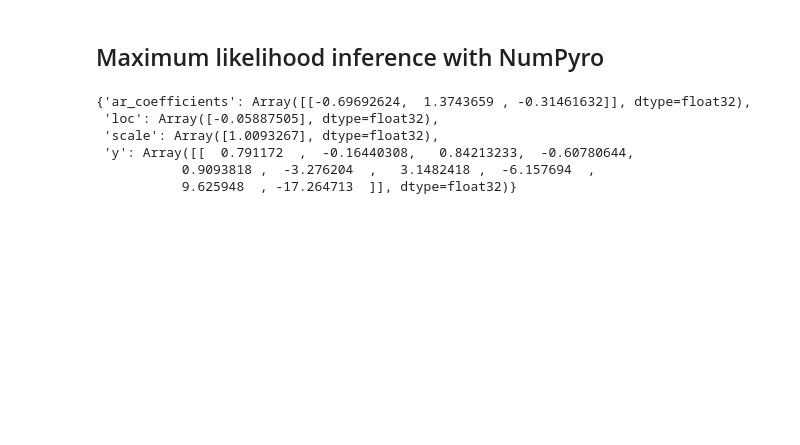
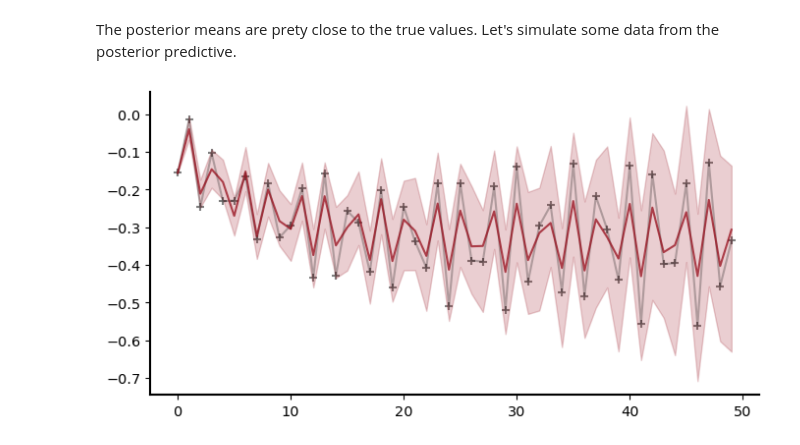
Before and after one commit to ramsey-devs/ramsey, a Jupyter notebook: docs/notebooks/bayesian_inference_vs_ml_training.ipynb, the cells around one changed output. Drawn from its saved outputs; the diff is of its cells as text; code cells hidden in the pictures; blank space fills up the shorter version.

```diff
--- a/docs/notebooks/bayesian_inference_vs_ml_training.ipynb
+++ b/docs/notebooks/bayesian_inference_vs_ml_training.ipynb
@@ -30,4 +43,4 @@ def model(y=None):
 # %%
-D = Predictive(model, num_samples=1)(rng_key=jr.PRNGKey(3))
+D = Predictive(model, num_samples=1)(rng_key=jr.PRNGKey(2))
 D
 # %% [output]
@@ -40,6 +62,8 @@ D
+# %%
+y = D["y"].flatten()
 # %%
 mcmc = MCMC(NUTS(model), num_warmup=1000, num_samples=2000, num_chains=4)
-mcmc.run(jr.PRNGKey(1), y=D["y"].flatten())
+mcmc.run(jr.PRNGKey(1), y=y)
 # %%
 mcmc.print_summary()
 # %% [output]
@@ -52,13 +76,30 @@ ar_coefficients[2]     -0.53      0.53     -0.54     -1.40      0.32   4913.12
 
 Number of divergences: 0
-# %% [markdown]
-## Maximum likelihood inference with NumPyro
-# %%
-D
-# %% [output]
-{'ar_coefficients': Array([[-0.69692624,  1.3743659 , -0.31461632]], dtype=float32),
- 'loc': Array([-0.05887505], dtype=float32),
- 'scale': Array([1.0093267], dtype=float32),
- 'y': Array([[  0.791172  ,  -0.16440308,   0.84213233,  -0.60780644,
-           0.9093818 ,  -3.276204  ,   3.1482418 ,  -6.157694  ,
-           9.625948  , -17.264713  ]], dtype=float32)}
+# %% [markdown]
+The posterior means are prety close to the true values. Let's simulate some data from the posterior predictive.
+# %%
+y_hats = []
+for i in range(1000):
+    locs = mcmc.get_samples()['loc'][i]
+    scale = mcmc.get_samples()['scale'][i]
+    coeffs =  mcmc.get_samples()['ar_coefficients'][i]
+    ar = Autoregressive(locs, coeffs, scale, length=N)
+    y_hat = ar.sample(jr.PRNGKey(i), initial_state=y[0])
+    y_hats.append(y_hat)
+y_hats = np.vstack(y_hats)
+y_hat_cis = jnp.quantile(y_hats, q=jnp.array([0.05, 0.95]), axis=0)
+# %%
+_, ax = plt.subplots(figsize=(8, 4))
+ax.scatter(np.arange(len(y)), y, color="black", marker="+", alpha=0.5)
+ax.plot(np.arange(len(y)), y, color="black", alpha=0.25)
+ax.plot(ar.mean(initial_state=y[0]), color="#960C1A", alpha=0.75)
+ax.fill_between(
+    np.arange(len(y)),
+    y_hat_cis[0],
+    y_hat_cis[1],
+    color="#960C1A",
+    alpha=0.2,
+)
+plt.show()
+# %% [output]
+[figure, added]
```
Also changed, not shown: parts of 43 cells of this notebook, 3 other files.
